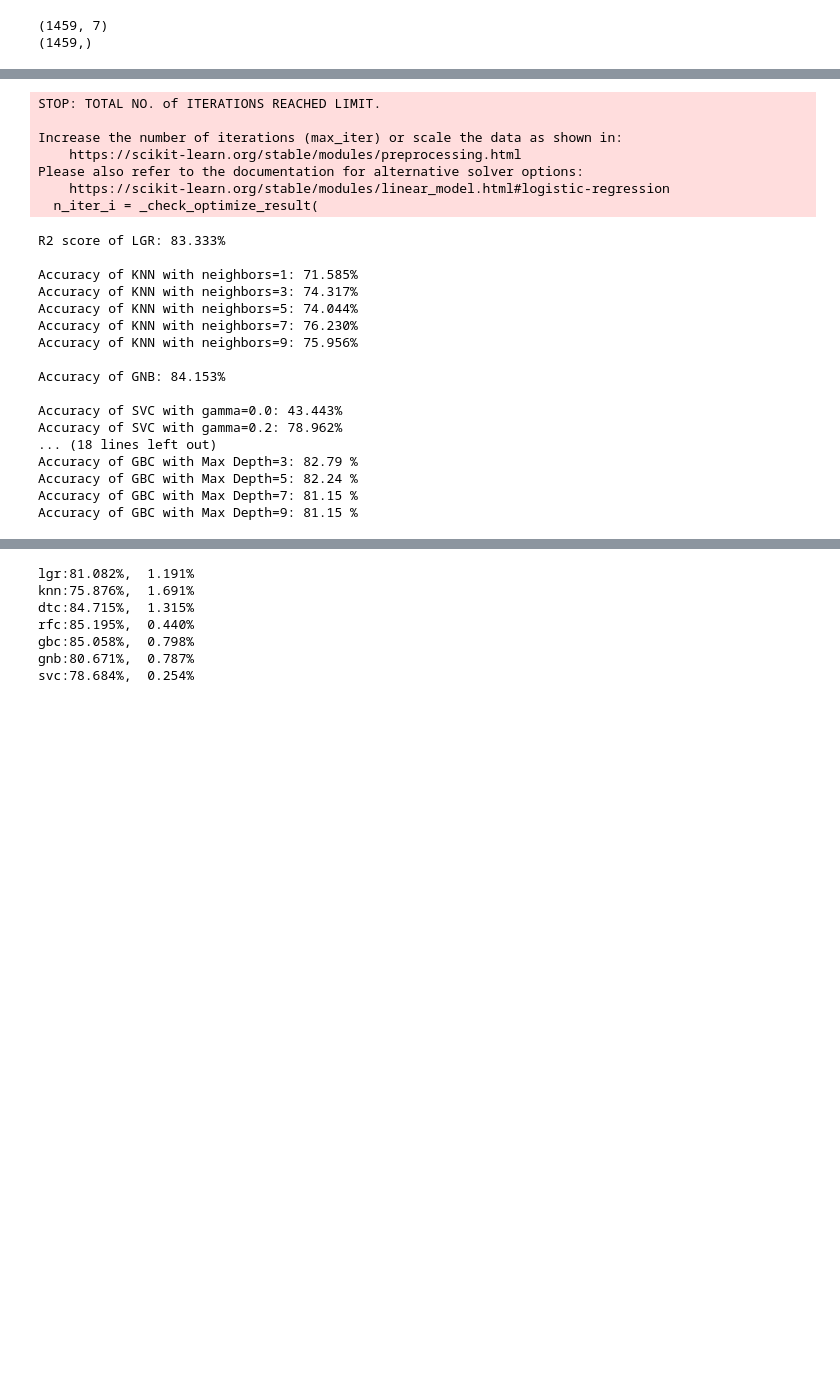
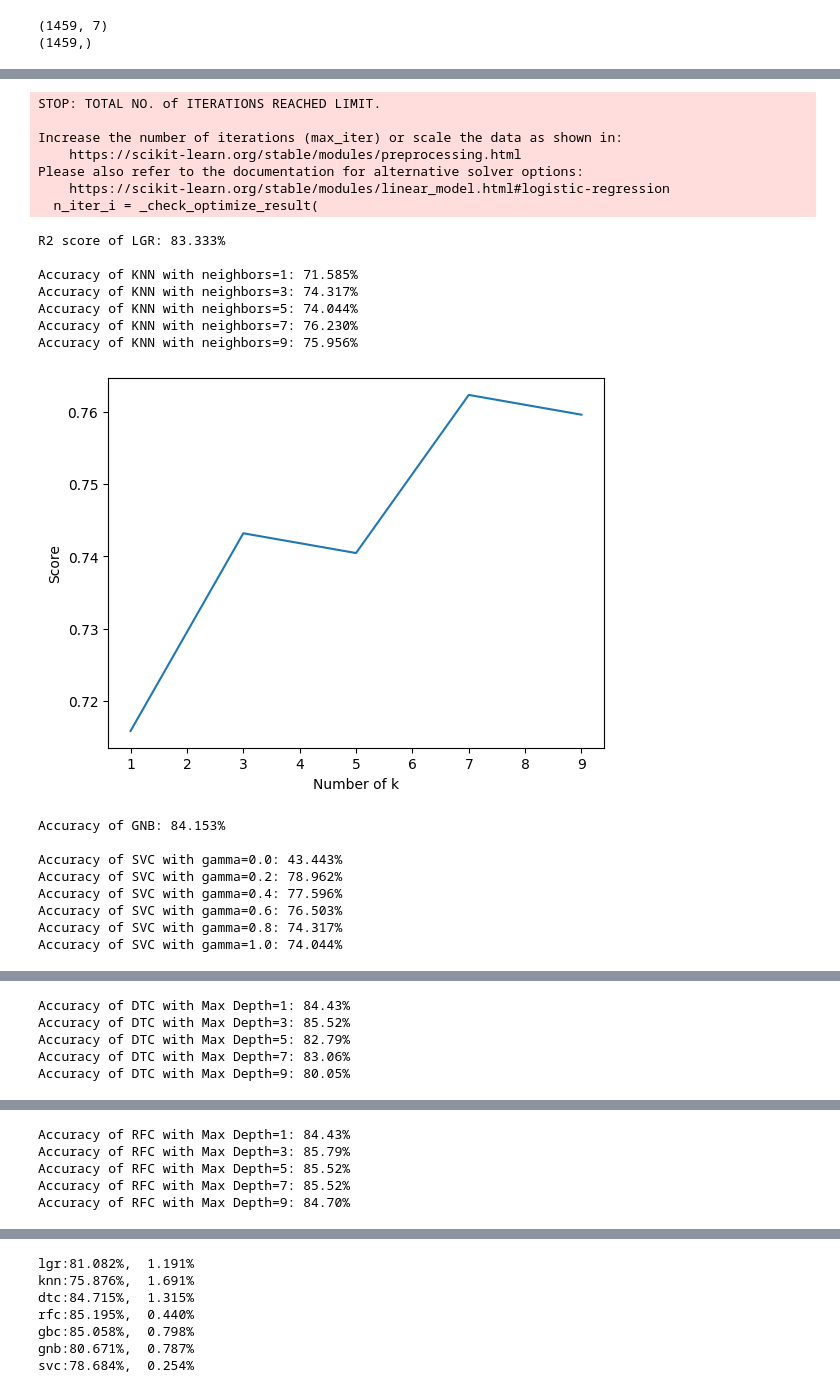
Before and after one commit to kai054631/Weather_Data, a Jupyter notebook: Assignment.ipynb, the cells around one changed output, grey strips where cells are left out. Drawn from its saved outputs; the diff is of its cells as text; code cells hidden in the pictures; blank space fills up the shorter version.

```diff
--- a/Assignment.ipynb
+++ b/Assignment.ipynb
@@ -257,14 +257,24 @@ lgr= LGR().fit(X_train, y_train)
 print(f'R2 score of LGR: {lgr.score(X_test, y_test):.3%}')
 print(" ")
 models = {}
-
+scores = []
+scores1 = []
+scores2 = []
+scores3 = []
+scores4 = []
 #Hyperparameter tuning for KNN
 for i in range(1,11,2):
   knn= KNN(n_neighbors=i).fit(X_train, y_train)
   #scores= cross_val_score(knn_scores, X, y, cv=kf, n_jobs=-1)
   score=knn.score(X_test,y_test)
+  scores.append(score)
   print(f"Accuracy of KNN with neighbors={i}: {score:.3%}")
   y_pred = lgr.predict(X_test)
+
+plt.plot(range(1, 11,2), scores)
+plt.xlabel("Number of k")
+plt.ylabel("Score")
+plt.show()
 print(" ")
 
 #Hyperparameter tuning for GNB
@@ -275,48 +285,75 @@ print(" ")
 #Hyperparameter tuning for SVC
 for i in range(0,11,2):
   svc = SVC(kernel='rbf', C=1, gamma=i/10).fit(X_train, y_train)
-  print(f"Accuracy of SVC with gamma={i/10}: {svc.score(X_test,y_test):.3%}")
+  score=svc.score(X_test,y_test)
+  print(f"Accuracy of SVC with gamma={i/10}: {score:.3%}")
+  scores1.append(score)
+
+plt.plot(range(0, 11, 2), scores1)
+plt.xlabel("Gamma value*10")
+plt.ylabel("Score")
+plt.show()
 print(" ")
 
 #Hyperparameter tuning for DTC
 for i in range(1,11,2):
   dtc = DTC(max_depth=i,random_state=42).fit(X_train, y_train)
-  print(f'Accuracy of DTC with Max Depth={i}: {dtc.score(X_test, y_test):.2%}')
+  score = dtc.score(X_test, y_test)
+  print(f'Accuracy of DTC with Max Depth={i}: {score:.2%}')
+  scores2.append(score)
+
+plt.plot(range(1, 11, 2), scores2)
+plt.xlabel("Max_depth of DTC")
+plt.ylabel("Score")
+plt.show()
 print(" ")
 
 #Hyperparameter tuning for RFC
 for i in range(1,11,2):
   rfc = RFC(max_depth=i, random_state=42).fit(X_train, y_train)
-  print(f'Accuracy of RFC with Max Depth={i}: {rfc.score(X_test, y_test):.2%}')
+  score = rfc.score(X_test, y_test)
+  print(f'Accuracy of RFC with Max Depth={i}: {score:.2%}')
+  scores3.append(score)
+
+plt.plot(range(1, 11, 2), scores3)
+plt.xlabel("Max_depth of RFC")
+plt.ylabel("Score")
+plt.show()
 print(" ")
 
 #Hyperparameter tuning for GBC
 for i in range(1,11,2):
   gbc= GBC(max_depth=i, random_state=42).fit(X_train, y_train)
-  print(f'Accuracy of GBC with Max Depth={i}: {100 * gbc.score(X_test, y_test):.2f} %')
+  score = gbc.score(X_test, y_test)
+  print(f'Accuracy of GBC with Max Depth={i}: {100*score:.2f} %')
+  scores4.append(score)
+
+plt.plot(range(1, 11, 2), scores4)
+plt.xlabel("Max_depth of GBC")
+plt.ylabel("Score")
+plt.show()
 print(" ")
 # %% [output]
 STOP: TOTAL NO. of ITERATIONS REACHED LIMIT.
 
 Increase the number of iterations (max_iter) or scale the data as shown in:
     https://scikit-learn.org/stable/modules/preprocessing.html
 Please also refer to the documentation for alternative solver options:
     https://scikit-learn.org/stable/modules/linear_model.html#logistic-regression
   n_iter_i = _check_optimize_result(
 R2 score of LGR: 83.333%
 
 Accuracy of KNN with neighbors=1: 71.585%
 Accuracy of KNN with neighbors=3: 74.317%
 Accuracy of KNN with neighbors=5: 74.044%
 Accuracy of KNN with neighbors=7: 76.230%
 Accuracy of KNN with neighbors=9: 75.956%
-
-Accuracy of GNB: 84.153%
-
-Accuracy of SVC with gamma=0.0: 43.443%
-Accuracy of SVC with gamma=0.2: 78.962%
-... (18 lines left out)
-Accuracy of GBC with Max Depth=3: 82.79 %
-Accuracy of GBC with Max Depth=5: 82.24 %
-Accuracy of GBC with Max Depth=7: 81.15 %
-Accuracy of GBC with Max Depth=9: 81.15 %
+[figure, added]
+Accuracy of GNB: 84.153%
+
+Accuracy of SVC with gamma=0.0: 43.443%
+Accuracy of SVC with gamma=0.2: 78.962%
+Accuracy of SVC with gamma=0.4: 77.596%
+Accuracy of SVC with gamma=0.6: 76.503%
+Accuracy of SVC with gamma=0.8: 74.317%
+Accuracy of SVC with gamma=1.0: 74.044%
@@ -322,0 +361,5 @@ Accuracy of GBC with Max Depth=9: 81.15 %
+Accuracy of DTC with Max Depth=1: 84.43%
+Accuracy of DTC with Max Depth=3: 85.52%
+Accuracy of DTC with Max Depth=5: 82.79%
+Accuracy of DTC with Max Depth=7: 83.06%
+Accuracy of DTC with Max Depth=9: 80.05%
@@ -322,0 +367,5 @@ Accuracy of GBC with Max Depth=9: 81.15 %
+Accuracy of RFC with Max Depth=1: 84.43%
+Accuracy of RFC with Max Depth=3: 85.79%
+Accuracy of RFC with Max Depth=5: 85.52%
+Accuracy of RFC with Max Depth=7: 85.52%
+Accuracy of RFC with Max Depth=9: 84.70%
```
Also changed, not shown: parts of 6 cells of this notebook.
